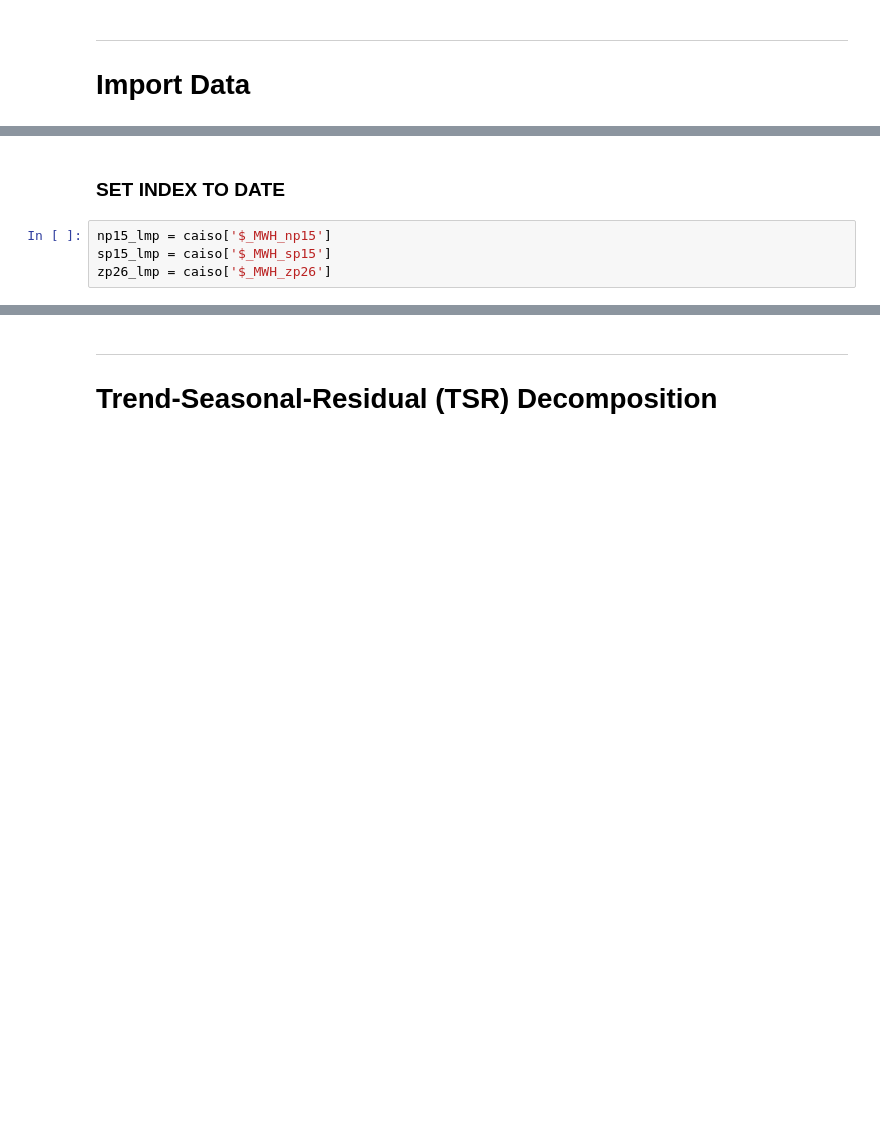
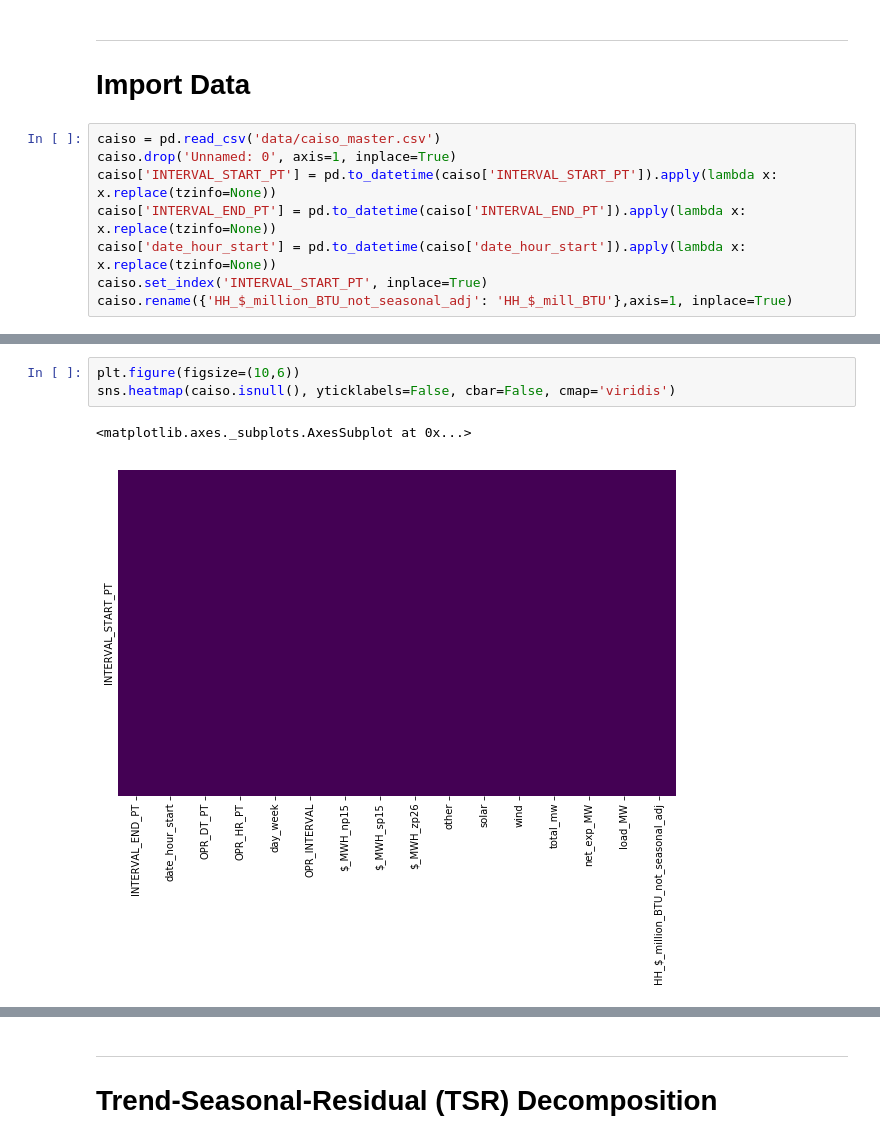
Before and after one commit to Morgan-Sell/caiso-price-forecast, a Jupyter notebook: arima.ipynb, the cells around one changed output, grey strips where cells are left out. Saved outputs shown, nothing was run; the diff lists cells and outputs as text; blank space fills up the shorter version.

```diff
--- a/arima.ipynb
+++ b/arima.ipynb
@@ -38,4 +43,12 @@ def plot_seasonal_trend(ax, name, series):
 # %% [markdown]
 ---
 # Import Data
+# %%
+caiso = pd.read_csv('data/caiso_master.csv')
+caiso.drop('Unnamed: 0', axis=1, inplace=True)
+caiso['INTERVAL_START_PT'] = pd.to_datetime(caiso['INTERVAL_START_PT']).apply(lambda x: x.replace(tzinfo=None))
+caiso['INTERVAL_END_PT'] = pd.to_datetime(caiso['INTERVAL_END_PT']).apply(lambda x: x.replace(tzinfo=None))
+caiso['date_hour_start'] = pd.to_datetime(caiso['date_hour_start']).apply(lambda x: x.replace(tzinfo=None))
+caiso.set_index('INTERVAL_START_PT', inplace=True)
+caiso.rename({'HH_$_million_BTU_not_seasonal_adj': 'HH_$_mill_BTU'},axis=1, inplace=True)
 # %%
@@ -43,6 +74,6 @@ caiso
-# %% [markdown]
-### SET INDEX TO DATE
-# %%
-np15_lmp = caiso['$_MWH_np15']
-sp15_lmp = caiso['$_MWH_sp15']
-zp26_lmp = caiso['$_MWH_zp26']
+# %%
+plt.figure(figsize=(10,6))
+sns.heatmap(caiso.isnull(), yticklabels=False, cbar=False, cmap='viridis')
+# %% [output]
+<matplotlib.axes._subplots.AxesSubplot at 0x...>
+[figure, added]
```
Also changed, not shown: parts of 20 cells of this notebook.
